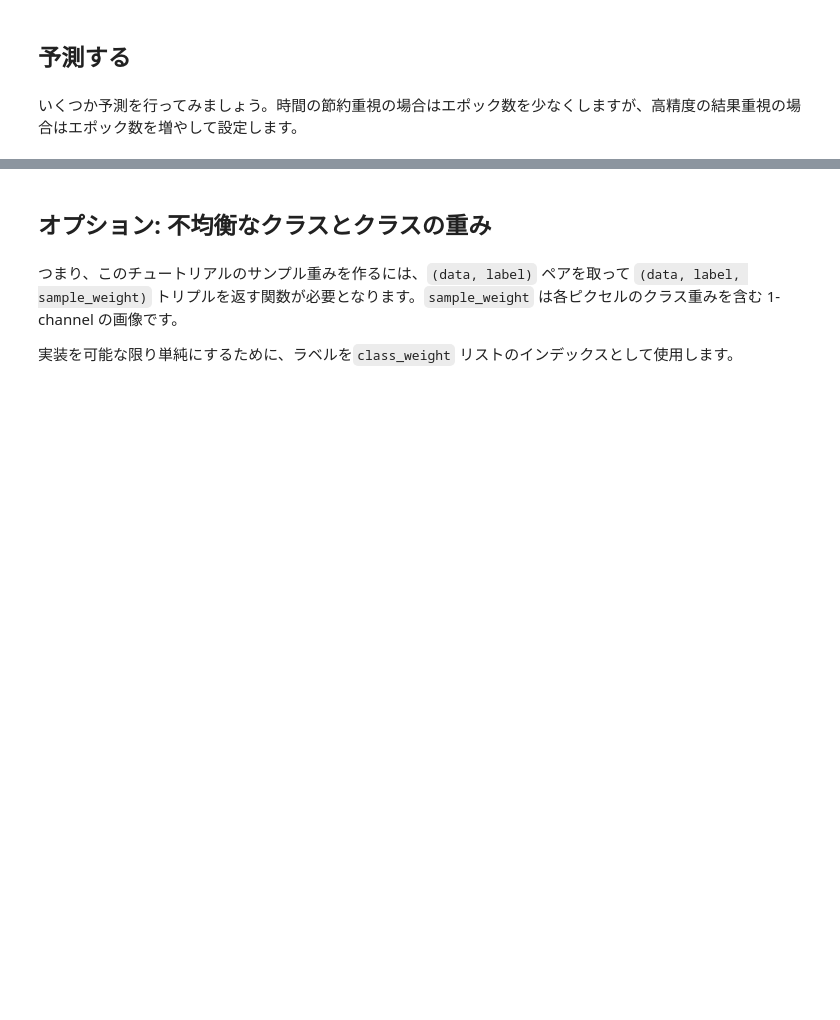
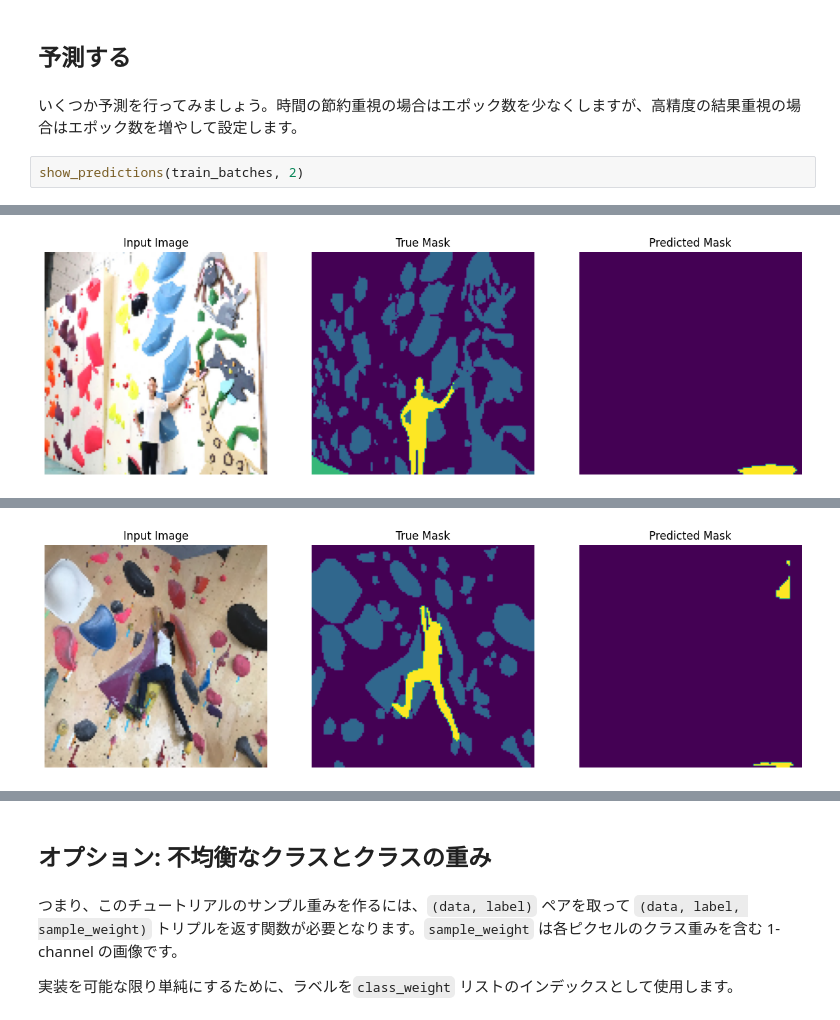
Before and after one commit to nagato0614/HoldsSegmentation, a Jupyter notebook: BoulderingSegment/hold_segment.ipynb, the cells around one changed output, grey strips where cells are left out. Drawn from its saved outputs; the diff is of its cells as text; blank space fills up the shorter version.

```diff
--- a/BoulderingSegment/hold_segment.ipynb
+++ b/BoulderingSegment/hold_segment.ipynb
@@ -710,3 +726,6 @@ plt.show()
 ## 予測する
 # %% [markdown]
 いくつか予測を行ってみましょう。時間の節約重視の場合はエポック数を少なくしますが、高精度の結果重視の場合はエポック数を増やして設定します。
+# %%
+show_predictions(train_batches, 2)
+# %% [output]
@@ -712,0 +733 @@ plt.show()
+[figure, added]
@@ -712,0 +735 @@ plt.show()
+[figure, added]
```
Also changed, not shown: parts of 21 cells of this notebook.
